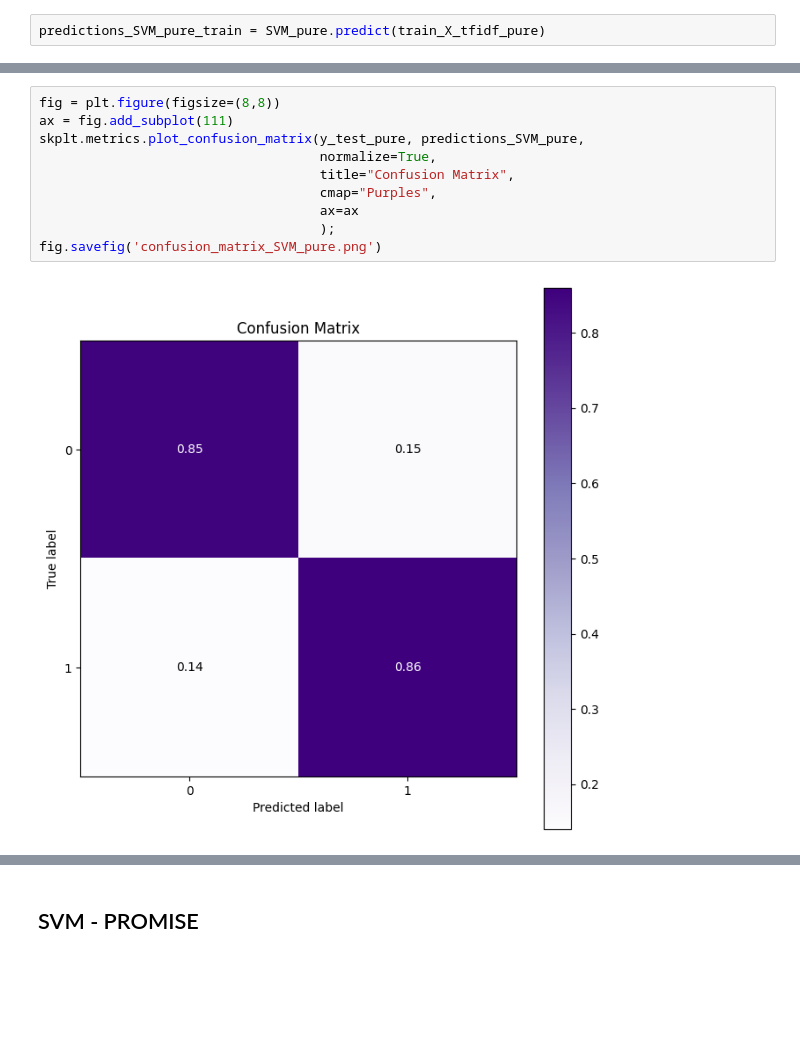
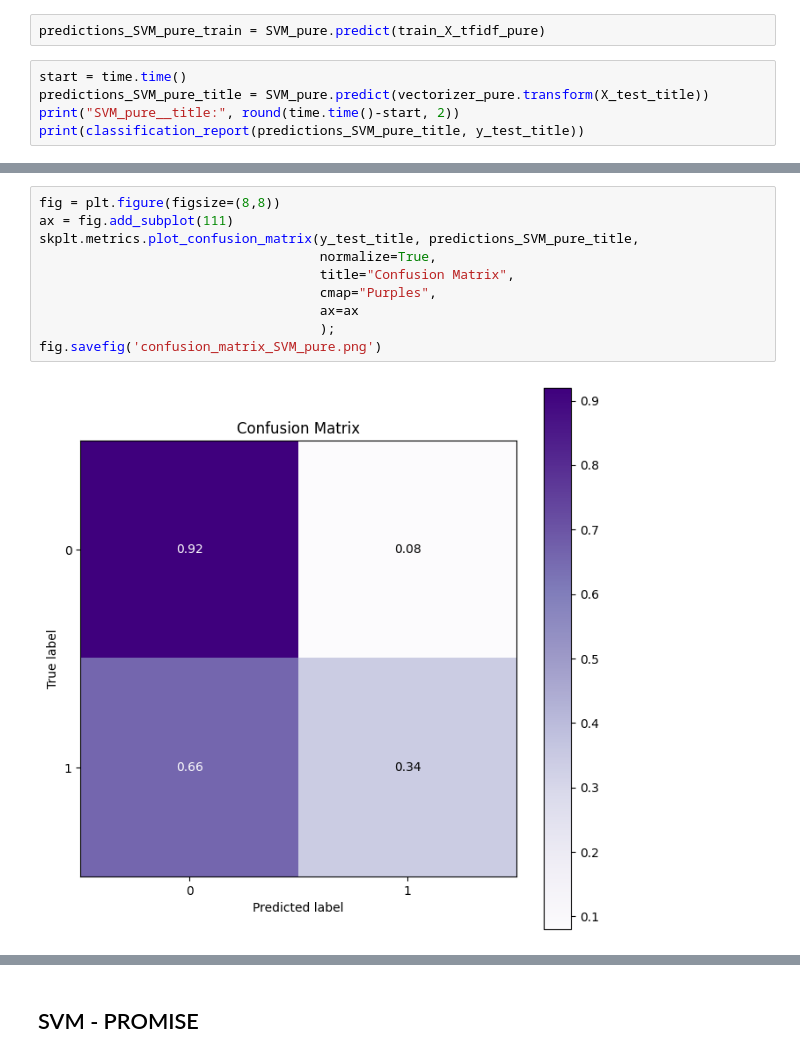
Before and after one commit to pminina01/github-security-issues, a Jupyter notebook: Models Training and Testing.ipynb, the cells around one changed output, grey strips where cells are left out. Drawn from its saved outputs; the diff is of its cells as text; blank space fills up the shorter version.

```diff
--- a/Models Training and Testing.ipynb
+++ b/Models Training and Testing.ipynb
@@ -1577,3 +1757,8 @@ print(classification_report(predictions_SVM_pure, y_test_pure))
 weighted avg       0.86      0.86      0.86       247
 # %%
 predictions_SVM_pure_train = SVM_pure.predict(train_X_tfidf_pure)
+# %%
+start = time.time()
+predictions_SVM_pure_title = SVM_pure.predict(vectorizer_pure.transform(X_test_title))
+print("SVM_pure__title:", round(time.time()-start, 2))
+print(classification_report(predictions_SVM_pure_title, y_test_title))
@@ -1580,15 +1775,15 @@ predictions_SVM_pure_train = SVM_pure.predict(train_X_tfidf_pure)
 # %%
 fig = plt.figure(figsize=(8,8))
 ax = fig.add_subplot(111)
-skplt.metrics.plot_confusion_matrix(y_test_pure, predictions_SVM_pure,
+skplt.metrics.plot_confusion_matrix(y_test_title, predictions_SVM_pure_title,
                                     normalize=True,
                                     title="Confusion Matrix",
                                     cmap="Purples",
                                     ax=ax
                                     );
 fig.savefig('confusion_matrix_SVM_pure.png')
 # %% [output]
-[figure, old version]
+[figure, new version]
 # %%
 from sklearn.metrics import roc_curve, auc
 train_fpr, train_tpr, tr_thresholds = roc_curve(y_train_pure, predictions_SVM_pure_train)
```
Also changed, not shown: parts of 136 cells of this notebook.
